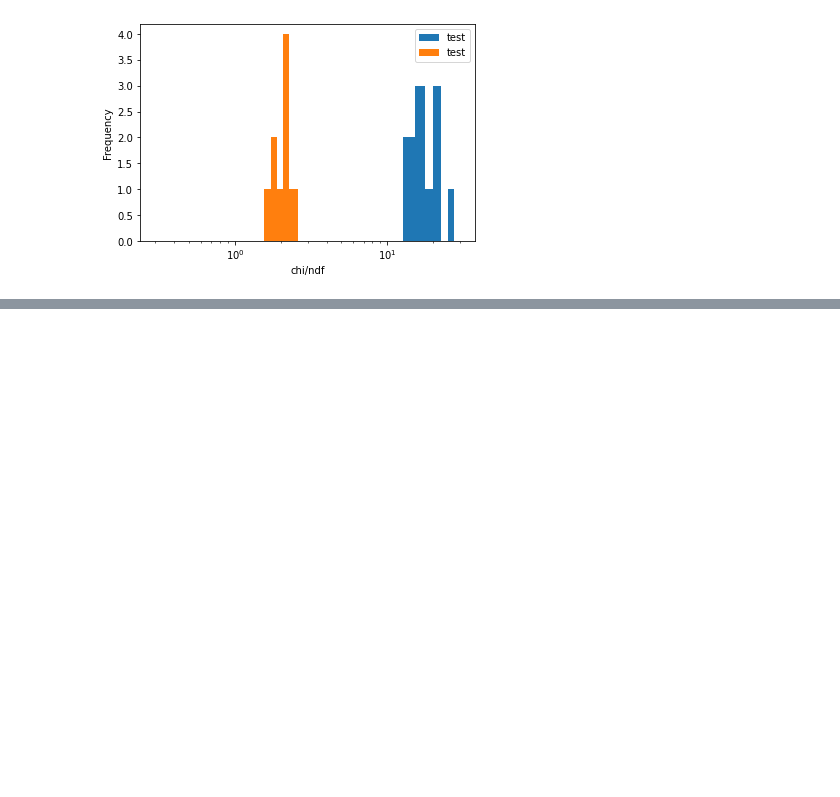
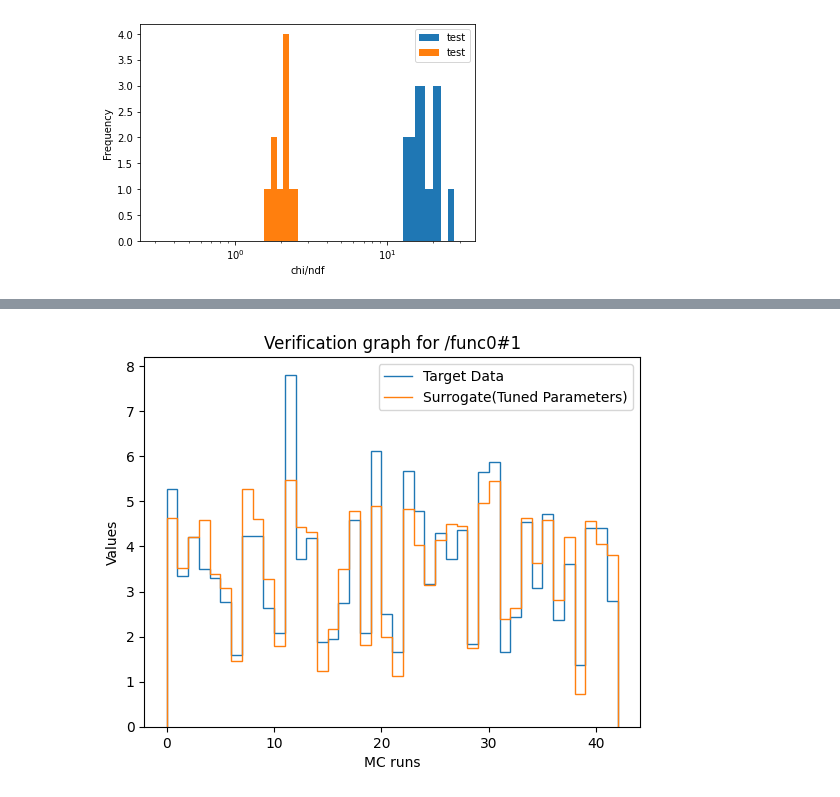
Before and after one commit to Jeffae-Schroff/apprentice-jax, a Jupyter notebook: paramtune_test.ipynb, the cells around one changed output, grey strips where cells are left out. Cells and saved outputs as stored; diff of their text form; code cells hidden in the pictures; blank space fills up the shorter version.

```diff
--- a/paramtune_test.ipynb
+++ b/paramtune_test.ipynb
@@ -88,0 +107,4 @@ dummy_tune_cov.graph_envelope_target()
+# %%
+dummy_fits.graph_bin('/func0#1')
+# %% [output]
+[figure, added]
```
Also changed, not shown: parts of 6 cells of this notebook, 7 other files.
